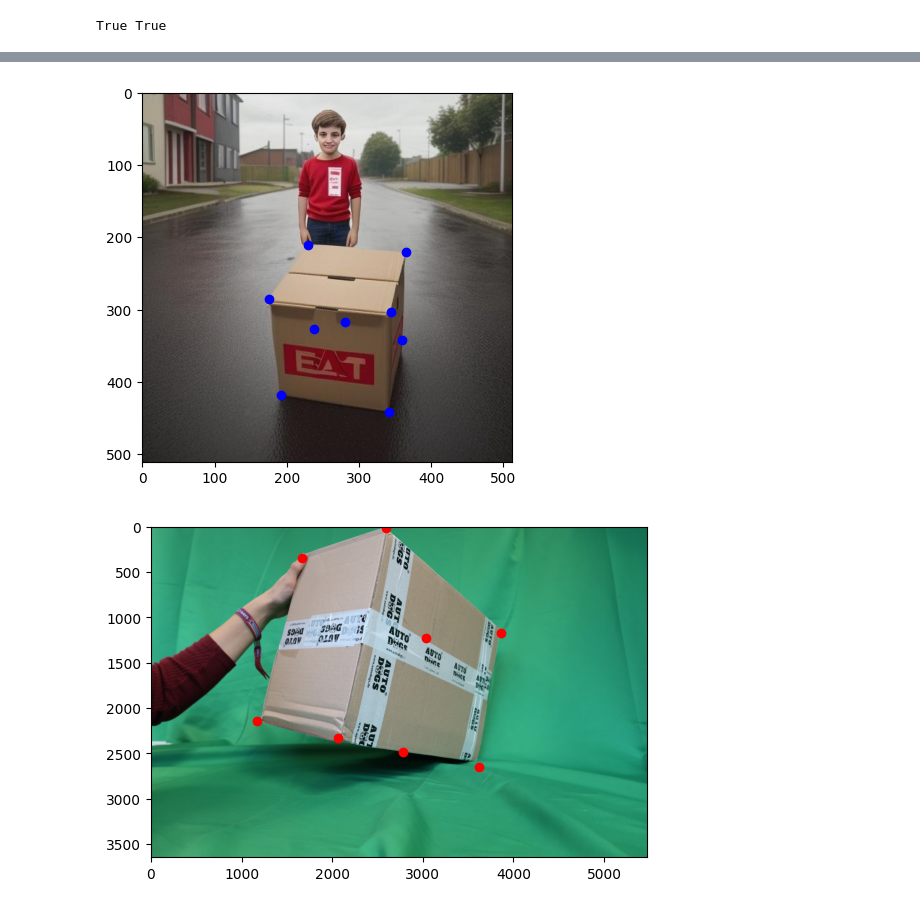
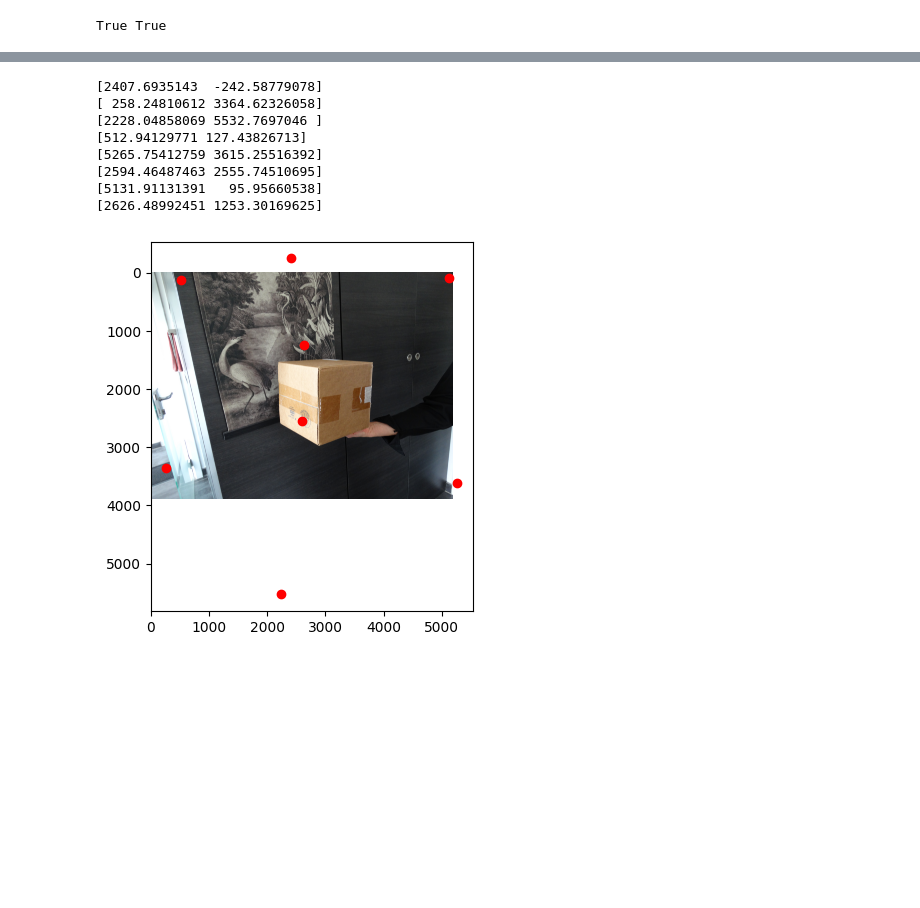
Before and after one commit to aarontenzing/CenterPose-synthetic-training, a Jupyter notebook: test_pnp.ipynb, the cells around one changed output, grey strips where cells are left out. Drawn from its saved outputs; the diff is of its cells as text; code cells hidden in the pictures; blank space fills up the shorter version.

```diff
--- a/test_pnp.ipynb
+++ b/test_pnp.ipynb
@@ -36,0 +26,16 @@ plt.show()
+# %%
+# first test with GT cereal:
+img_gt = data[50]
+size = img_gt["whd"]
+points = img_gt["projection"]
+
+img = plt.imread("data/synthetic_data/test/50.jpg")
+
+plt.imshow(img)
+
+for i, p in enumerate(points[:8]):
+     plt.subplot(2,4,i+1)
+     plt.imshow(img)
+     plt.scatter(p[0], p[1], cmap='b')
+     plt.title(f"{i+1}")
+plt.show()
@@ -37,3 +44,9 @@ plt.show()
 # %%
-camera_cereal=np.array([[663.0287679036459, 0, 300.2775065104167], [0, 663.0287679036459, 395.00066121419275], [0, 0, 1]])
-camera_ford=np.array([[3648, 0, 2736], [0, 3648, 1824], [0, 0, 1]], dtype=np.float32)
+# camera=np.array([[663.0287679036459, 0, 300.2775065104167], [0, 663.0287679036459, 395.00066121419275], [0, 0, 1]])
+# camera=np.array([[3648, 0, 2736], [0, 3648, 1824], [0, 0, 1]], dtype=np.float32)
+with open('cameraMatrix.pkl', 'rb') as f:
+            data = pickle.load(f)
+camera = data
+# camera=np.array([[1500, 0, 2592], [0, 1500, 1944], [0, 0, 1]], dtype=np.float32)
+
+print(camera)
@@ -40,5 +57,8 @@ camera_ford=np.array([[3648, 0, 2736], [0, 3648, 1824], [0, 0, 1]], dtype=np.flo
 # %%
+size = [x/size[1] for x in size]
 print(size)
-bbox= {'kps': points, "obj_scale": size}
-meta={"width": img.shape[1],"height": img.shape[0], "camera_matrix":camera_cereal }
+print(points)
+
+bbox = {'kps': points, "obj_scale": size}
+meta = {"width": img.shape[1],"height": img.shape[0], "camera_matrix": camera}
 # %% [output]
@@ -50,34 +74,18 @@ TypeError: cannot unpack non-iterable NoneType object
 # %%
-# print("projected_points", projected_points)
-# print(point_3d_cam)
-# print(scale)
-# print(points_ori) # empty
+# pprint(bbox)
 
 plt.imshow(img)
-# for p in bbox["projected_cuboid"]:
-#      plt.plot(p[0],p[1], 'ro')
-for p in points:
-     plt.plot(p[0],p[1], 'bo')
+for p in bbox["projected_cuboid"]:
+     print(p)
+     plt.plot(int(p[0]),int(p[1]), 'ro')
 plt.show()
 # %% [output]
+[2407.6935143  -242.58779078]
+[ 258.24810612 3364.62326058]
+[2228.04858069 5532.7697046 ]
+[512.94129771 127.43826713]
+[5265.75412759 3615.25516392]
+[2594.46487463 2555.74510695]
+[5131.91131391   95.95660538]
+[2626.48992451 1253.30169625]
-[figure, old version]
+[figure, new version]
-# %%
-# first test with GT me:
-img=plt.imread("data/outf_all/validation/"+gt3["image_name"])
-plt.imshow(img)
-
-
-h=img.shape[0]
-size=gt3["size"]
-points=gt3["points"]
-# invert points:
-for i, p in enumerate(points):
-    points[i]=[p[0], h-p[1]]
-
-
-for p in points[1:]:
-    plt.plot(p[0],p[1], 'ro')
-plt.show()
-points=points[1:]
-# %% [output]
-[figure, removed]
```
Also changed, not shown: parts of 13 cells of this notebook, 11 other files.
